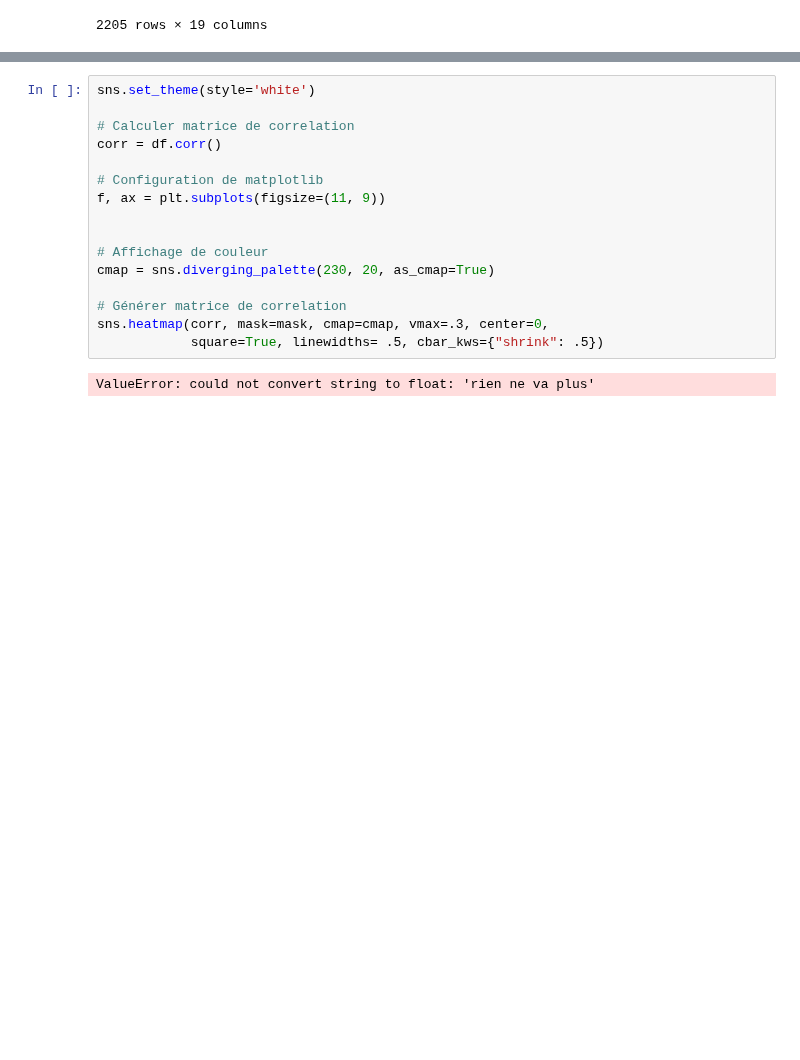
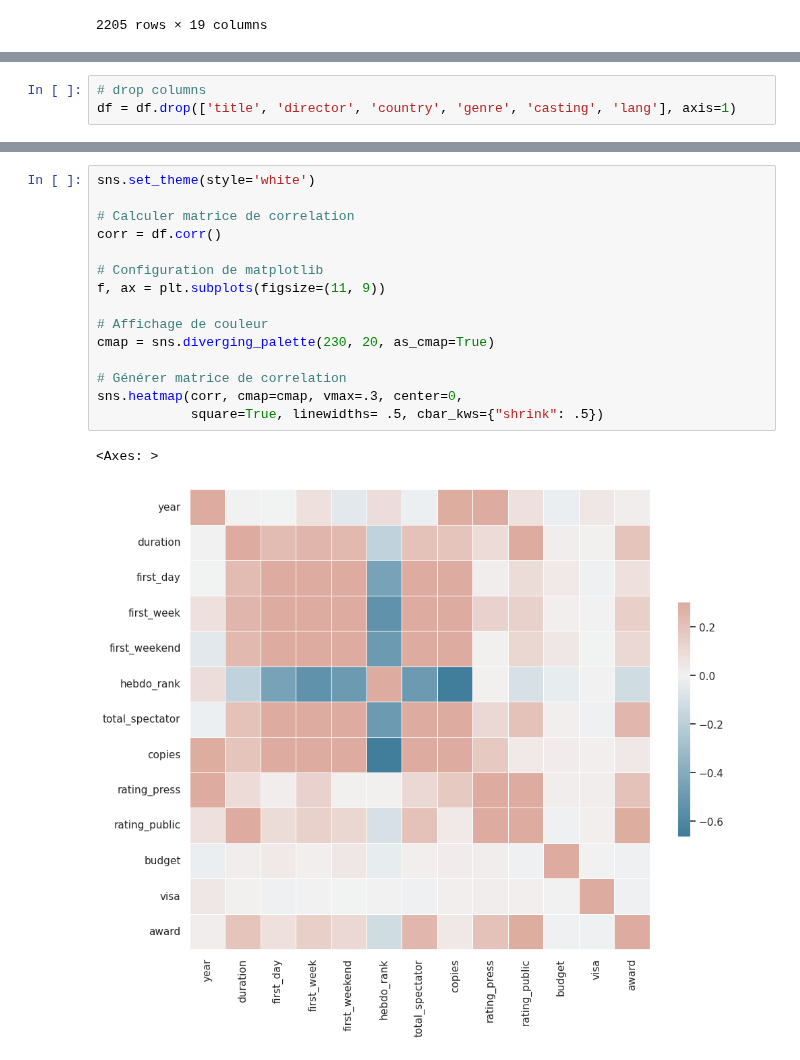
Before and after one commit to AFlo59/Brief_Popularity_Film, a Jupyter notebook: EDA_2/EDA.ipynb, the cells around one changed output, grey strips where cells are left out. Cells and saved outputs as stored; diff of their text form; blank space fills up the shorter version.

```diff
--- a/EDA_2/EDA.ipynb
+++ b/EDA_2/EDA.ipynb
@@ -26 +34,4 @@ df
+# %%
+# drop columns
+df = df.drop(['title', 'director', 'country', 'genre', 'casting', 'lang'], axis=1)
 # %%
@@ -68,18 +53,18 @@ df.head(10)
 # %%
 sns.set_theme(style='white')
 
 # Calculer matrice de correlation
 corr = df.corr()
 
 # Configuration de matplotlib
 f, ax = plt.subplots(figsize=(11, 9))
 
-
 # Affichage de couleur
 cmap = sns.diverging_palette(230, 20, as_cmap=True)
 
 # Générer matrice de correlation
-sns.heatmap(corr, mask=mask, cmap=cmap, vmax=.3, center=0,
+sns.heatmap(corr, cmap=cmap, vmax=.3, center=0,
             square=True, linewidths= .5, cbar_kws={"shrink": .5})
 # %% [output]
-ValueError: could not convert string to float: 'rien ne va plus'
+<Axes: >
+[figure, added]
```
Also changed, not shown: parts of 6 cells of this notebook.
